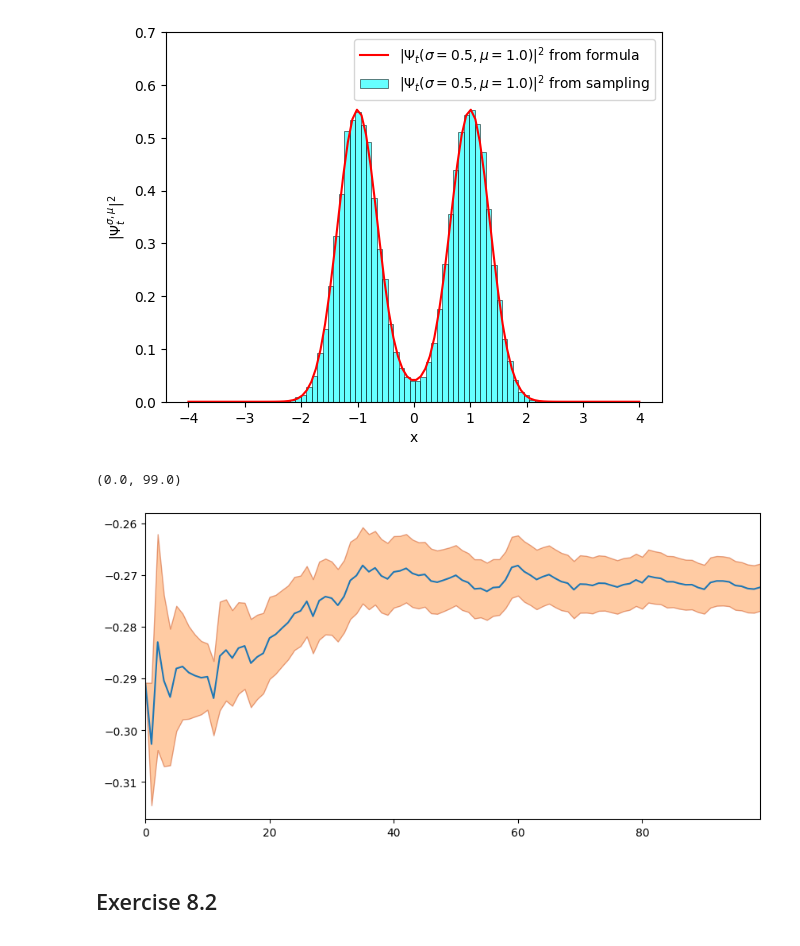
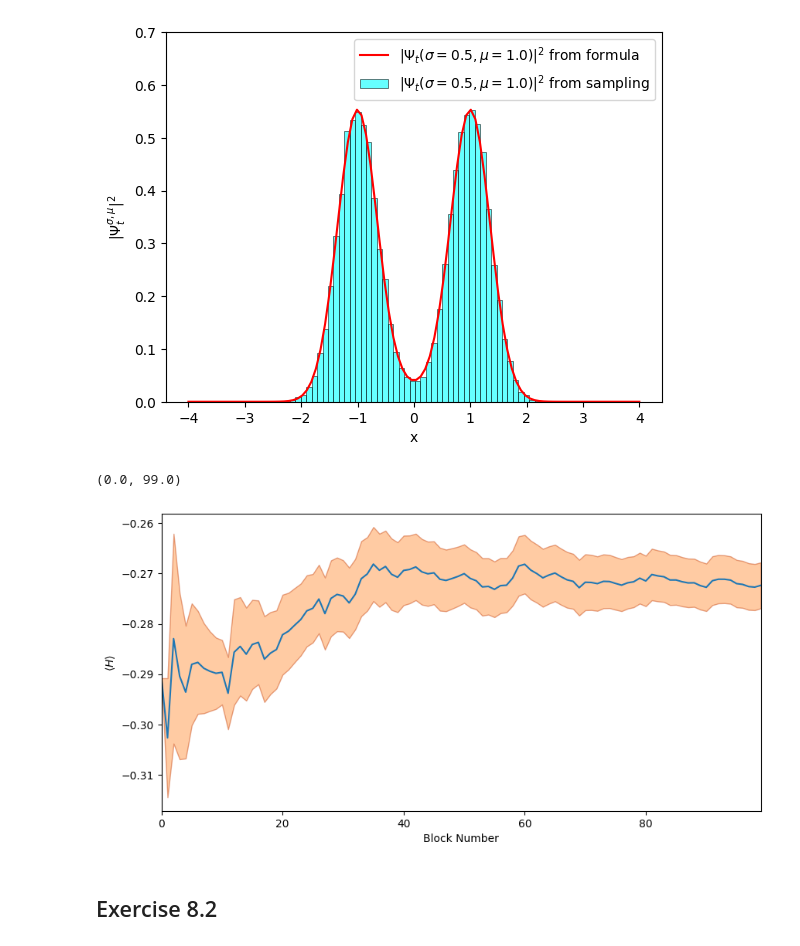
Before and after one commit to Giac97/Simulazione-Numerica, a Jupyter notebook: notebooks/Exercise 8/Exercise 08 - Analysis.ipynb, the cells around one changed output. Saved outputs shown, nothing was run; the diff lists cells and outputs as text; code cells hidden in the pictures.

```diff
--- a/notebooks/Exercise 8/Exercise 08 - Analysis.ipynb
+++ b/notebooks/Exercise 8/Exercise 08 - Analysis.ipynb
@@ -89,12 +89,12 @@ block, E, E_avg, E_err = np.loadtxt("./output_0.6/energy.out", unpack = True)
 # %%
 plt.figure(figsize = (10,5))
 plt.plot(block, E_avg)
 plt.fill_between(block, E_avg-E_err,  E_avg+E_err, alpha=0.5, edgecolor='#CC4F1B', facecolor='#FF9848')
 plt.xlabel("Block Number")
-
+plt.ylabel(r"$\langle H \rangle$")
 plt.xlim((0, 99))
 # %% [output]
 (0.0, 99.0)
-[figure, old version]
+[figure, new version]
 # %% [markdown]
 ## Exercise 8.2
```
Also changed, not shown: parts of 10 cells of this notebook, 4 other files.
